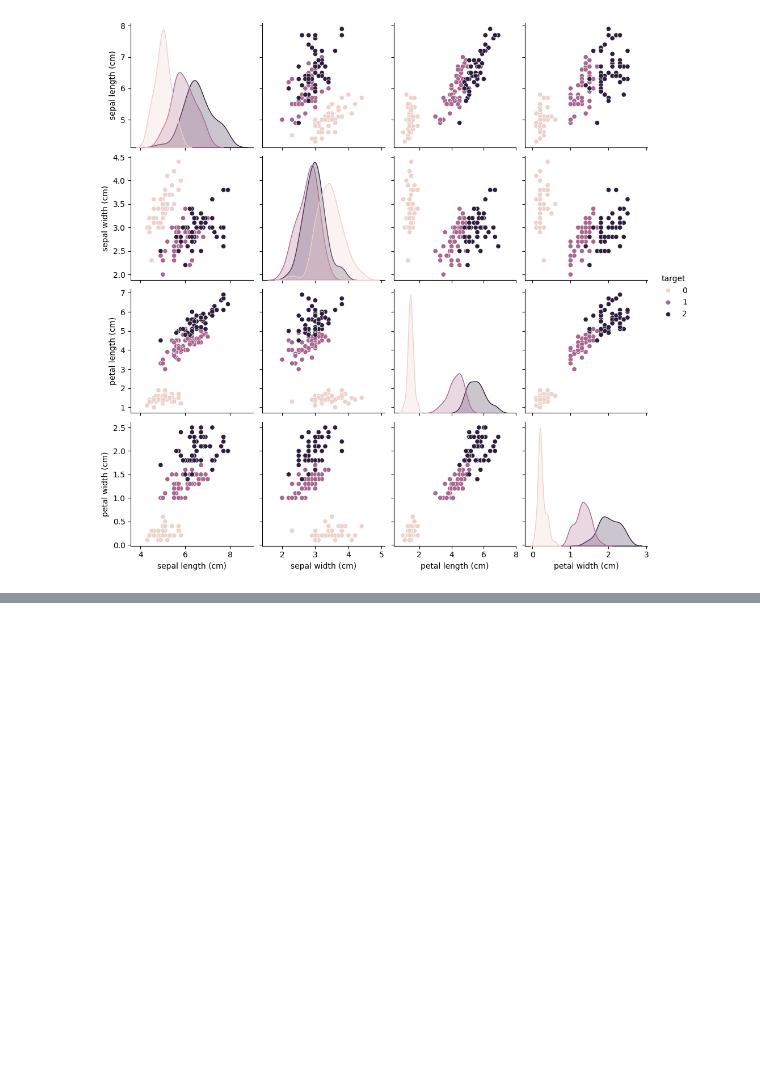
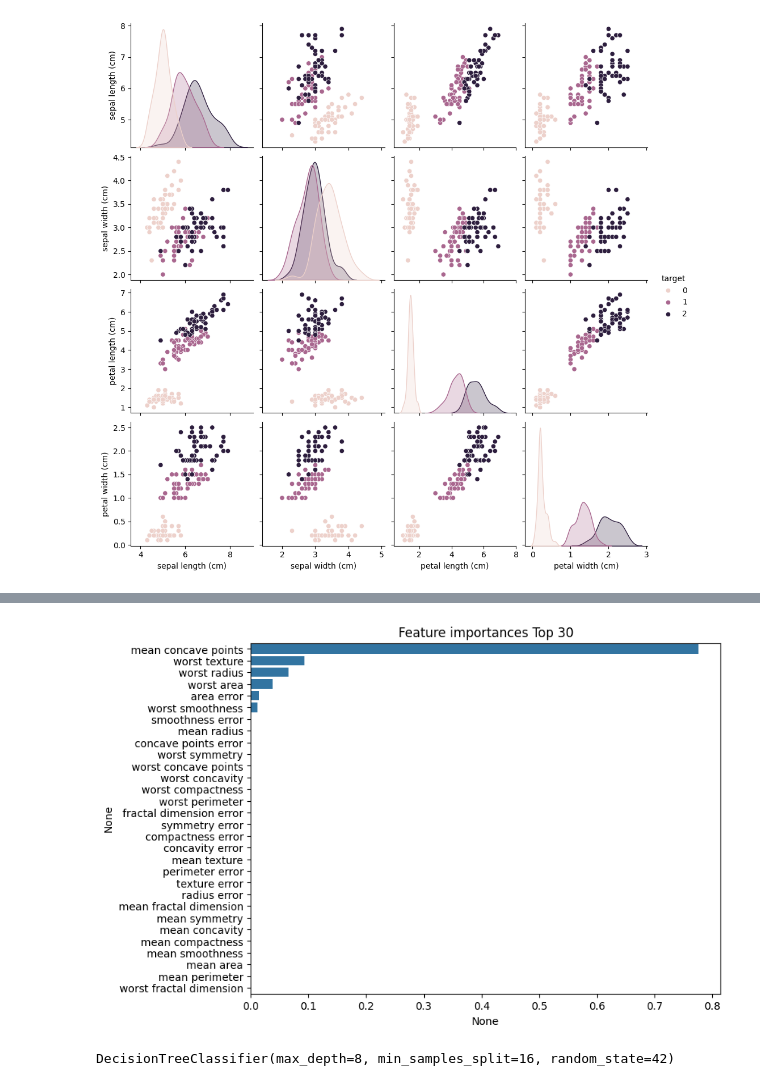
Before and after one commit to yant1001/Machine_Learning, a Jupyter notebook: 03. classification.ipynb, the cells around one changed output, grey strips where cells are left out. Cells and saved outputs as stored; diff of their text form; code cells hidden in the pictures; blank space fills up the shorter version.

```diff
--- a/03. classification.ipynb
+++ b/03. classification.ipynb
@@ -398,0 +595,28 @@ sns.pairplot(
+# %%
+# GridSearchCV 수행
+#   최고의 결과를 냈던 estimator 모델에서의 특성 중요도 확인 (.best_estimator_)
+
+from sklearn.tree import DecisionTreeClassifier
+from sklearn.model_selection import GridSearchCV
+
+params = {
+    'max_depth' : [8, 12, 16 ,20],
+    'min_samples_split' : [16, 24],
+}
+
+dt_grid_search = GridSearchCV(
+    DecisionTreeClassifier(random_state=42),
+    param_grid=params,
+    cv=5,
+    scoring='accuracy'
+)
+
+dt_grid_search.fit(X_train, y_train)
+plot_feature_importance(dt_grid_search.best_estimator_, X_train.columns)
+# %% [output]
+[figure, added]
+# %%
+best_dt_clf = dt_grid_search.best_estimator_
+best_dt_clf
+# %% [output]
+DecisionTreeClassifier(max_depth=8, min_samples_split=16, random_state=42)
```
Also changed, not shown: parts of 62 cells of this notebook.
